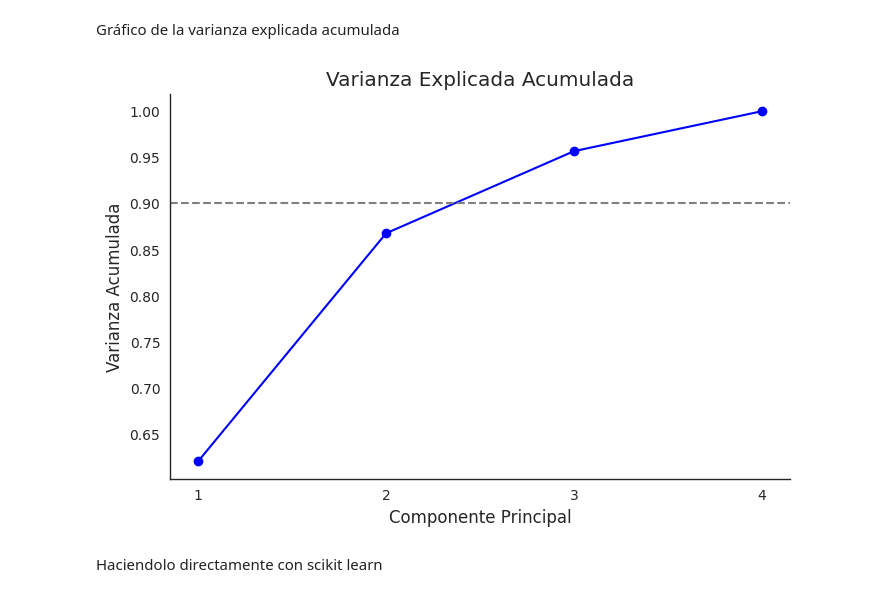
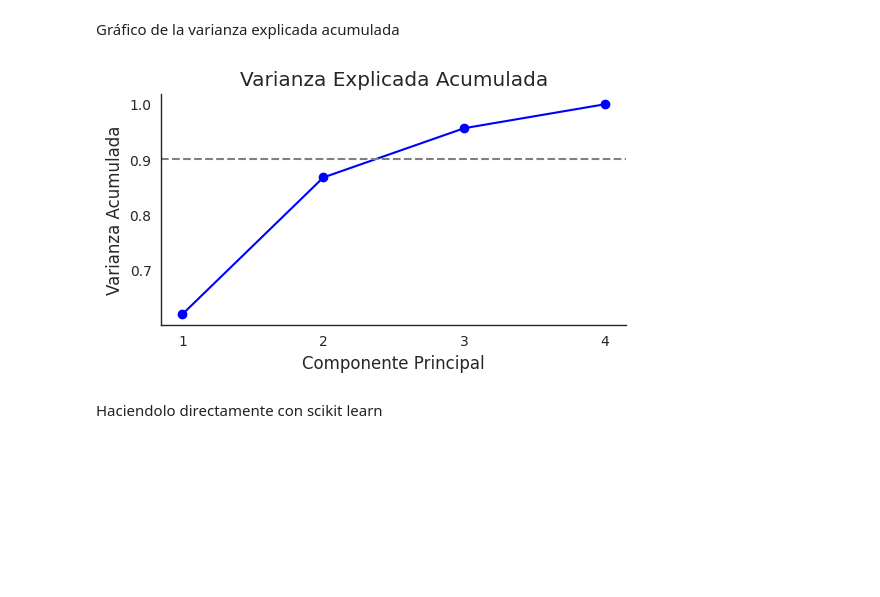
Before and after one commit to guz-vinueza/data_analytics, a Jupyter notebook: Class 14 - Dimensionality Reduction/Ejemplo_PCA.ipynb, the cells around one changed output. Saved outputs shown, nothing was run; the diff lists cells and outputs as text; code cells hidden in the pictures; blank space fills up the shorter version.

```diff
--- a/Class 14 - Dimensionality Reduction/Ejemplo_PCA.ipynb
+++ b/Class 14 - Dimensionality Reduction/Ejemplo_PCA.ipynb
@@ -122,21 +142,21 @@ Gráfico de la varianza explicada acumulada
 # %%
 import matplotlib.pyplot as plt
 import seaborn as sns
 
 sns.set_style("white")  # Sin fondo gris ni bordes
 
-plt.figure(figsize=(8, 5))
+plt.figure(figsize=(6, 3))
 plt.plot(range(1, 5), var_exp_acum[:4], marker='o', color='blue')
 plt.axhline(y=0.9, color='gray', linestyle='--')
 plt.xticks([1, 2, 3, 4])
 plt.xlabel('Componente Principal')
 plt.ylabel('Varianza Acumulada')
 plt.title('Varianza Explicada Acumulada')
 sns.despine()  # Quita bordes superior y derecho
 plt.grid(False)  # Quita grilla
 plt.show()
 # %% [output]
-[figure, old version]
+[figure, new version]
 # %% [markdown]
 Haciendolo directamente con scikit learn
 # %%
```
Also changed, not shown: parts of 22 cells of this notebook.
